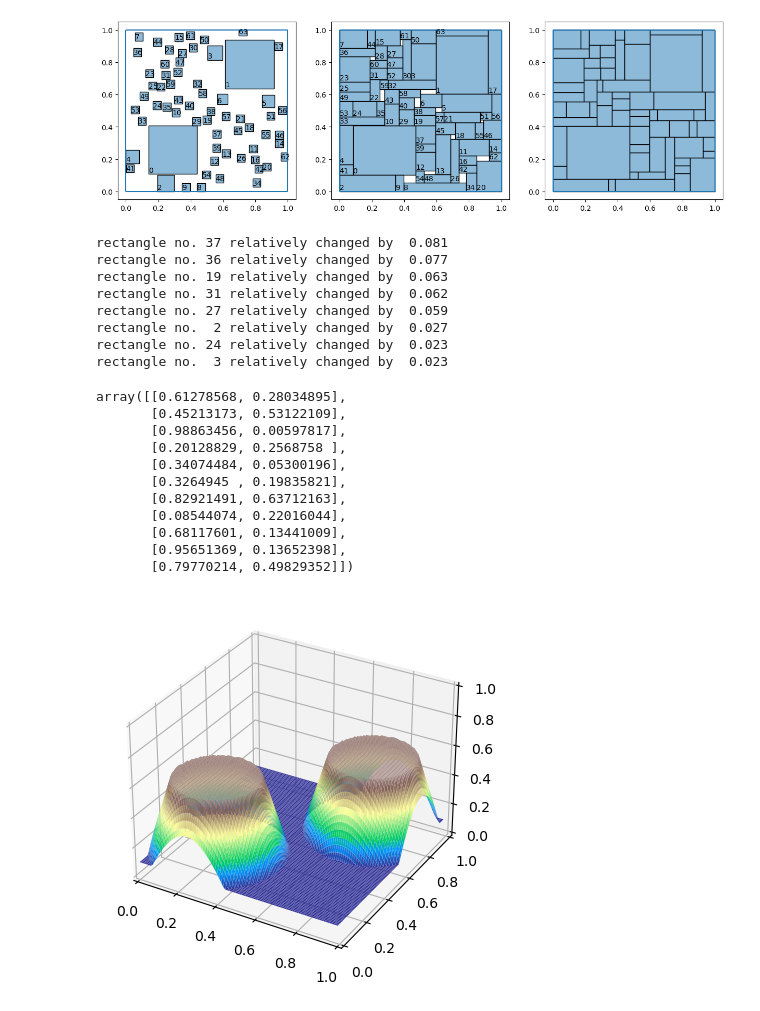
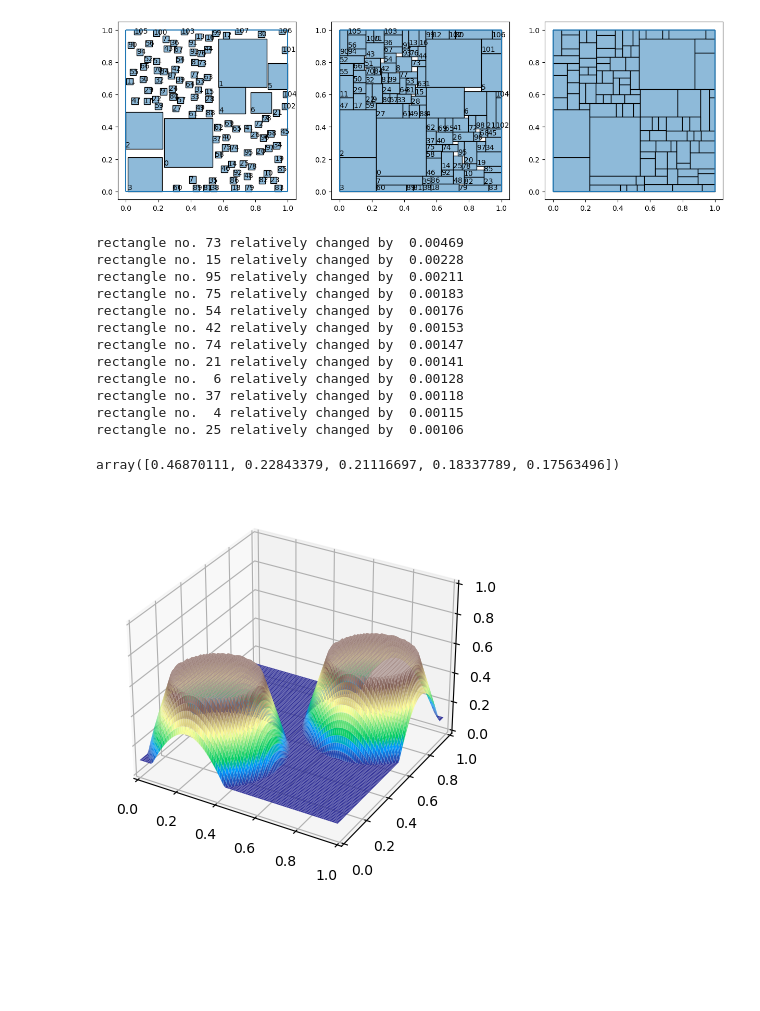
Before and after one commit to Polatucha16/SquareDivision, a Jupyter notebook: square_division_example.ipynb, the cells around one changed output. Drawn from its saved outputs; the diff is of its cells as text; code cells hidden in the pictures; blank space fills up the shorter version.

```diff
--- a/square_division_example.ipynb
+++ b/square_division_example.ipynb
@@ -1,48 +1,63 @@
 # %%
 from SquareDivision.src.rectangle_class import Rectangulation
 from SquareDivision.src.distributions import FromFunction, tepui
 
-rects = Rectangulation(config={"seed": 12356})
+rects = Rectangulation(config={"seed": 123567})
 
 rects.execute(
-    num=200,
-    widths_strategy = FromFunction(func = lambda mid_pt: tepui(mid_pt, bottom=0.05, top=0.3)),
-    heights_strategy= FromFunction(func = lambda mid_pt: tepui(mid_pt, bottom=0.05, top=0.3))
+    num=400,
+    widths_strategy = FromFunction(func = lambda mid_pt: tepui(mid_pt, bottom=0.04, top=0.3)),
+    heights_strategy= FromFunction(func = lambda mid_pt: tepui(mid_pt, bottom=0.04, top=0.3))
 )
-rects.prepare_constraints()
+rects.prepare_closing()
 rects.close_holes()
 
 rects.draw(disjoint=True, inflated=True, closed=True, closed_nums=False)
 # %% [output]
-[figure, old version]
+[figure, new version]
 # %%
-rects.report(tol=0.02, digits=3)
+rects.report(tol=0.001, digits=5)
 # %% [output]
-rectangle no. 37 relatively changed by  0.081
-rectangle no. 36 relatively changed by  0.077
-rectangle no. 19 relatively changed by  0.063
-rectangle no. 31 relatively changed by  0.062
-rectangle no. 27 relatively changed by  0.059
-rectangle no.  2 relatively changed by  0.027
-rectangle no. 24 relatively changed by  0.023
-rectangle no.  3 relatively changed by  0.023
+rectangle no. 73 relatively changed by  0.00469
+rectangle no. 15 relatively changed by  0.00228
+rectangle no. 95 relatively changed by  0.00211
+rectangle no. 75 relatively changed by  0.00183
+rectangle no. 54 relatively changed by  0.00176
+rectangle no. 42 relatively changed by  0.00153
+rectangle no. 74 relatively changed by  0.00147
+rectangle no. 21 relatively changed by  0.00141
+rectangle no.  6 relatively changed by  0.00128
+rectangle no. 37 relatively changed by  0.00118
+rectangle no.  4 relatively changed by  0.00115
+rectangle no. 25 relatively changed by  0.00106
-# %%
-from SquareDivision.src.rectangle_class import Rectangulation
-
-rects = Rectangulation(config={'seed' : 1234})
-rects.rng.uniform([0, 0], [1, 1], (11, 2))
-# %% [output]
-array([[0.61278568, 0.28034895],
-       [0.45213173, 0.53122109],
-       [0.98863456, 0.00597817],
-       [0.20128829, 0.2568758 ],
-       [0.34074484, 0.05300196],
-       [0.3264945 , 0.19835821],
-       [0.82921491, 0.63712163],
-       [0.08544074, 0.22016044],
-       [0.68117601, 0.13441009],
-       [0.95651369, 0.13652398],
-       [0.79770214, 0.49829352]])
+# %%
+import numpy as np
+from numpy.linalg import norm
+# def ratios(width_height:np.ndarray):
+#     """ Returns array of ratios:
+#             height / width of rectangles """
+#     return width_height[:,1]/width_height[:,0]
+
+def relative_change(before:np.ndarray, after:np.ndarray):
+    """ Return value of function on arrays
+    relative_shape_change(
+        before = {x, y},
+        after = {u, v}) = (1 + x/u + y/v ) * Norm[{x, y} - {u, v}] ** 2"""
+    shape = before.shape
+    x_ratios, y_ratios = before[:, 0] / after[:, 0], before[:, 1] / after[:, 1]
+    ones = np.ones(shape=shape[0])
+    coef = norm(before-after, axis=1) ** 2
+    return (ones + x_ratios + y_ratios) * coef
+    # before_ratios = before
+    # after__ratios = ratios(after)
+    # return np.abs(after__ratios/before_ratios - np.ones(shape=shape[0]))
+# relative_shape_change(after = {x, y}, before = {u, v}) := (1 + v/y + u/x) * Norm[{x, y} - {u, v}] ** 2
+
+rel_change = relative_change(rects.clinched_rectangles[:,2:], rects.closed[:,2:])
+order = np.argsort(rel_change)[::-1]
+rel_change[order][:5]
+# %% [output]
+array([0.46870111, 0.22843379, 0.21116697, 0.18337789, 0.17563496])
 # %%
 from functools import partial
 import numpy as np
```
Also changed, not shown: parts of 2 cells of this notebook, 6 other files.
